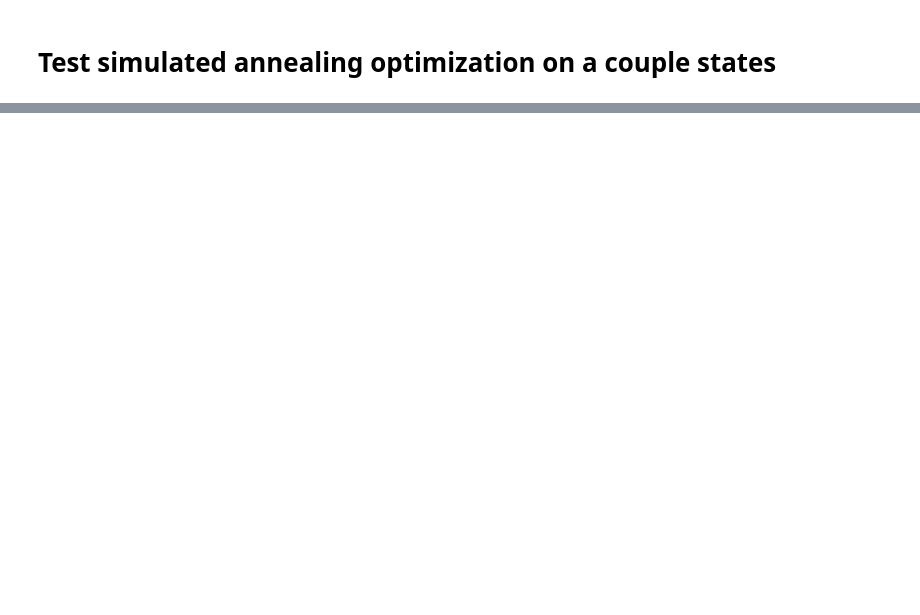
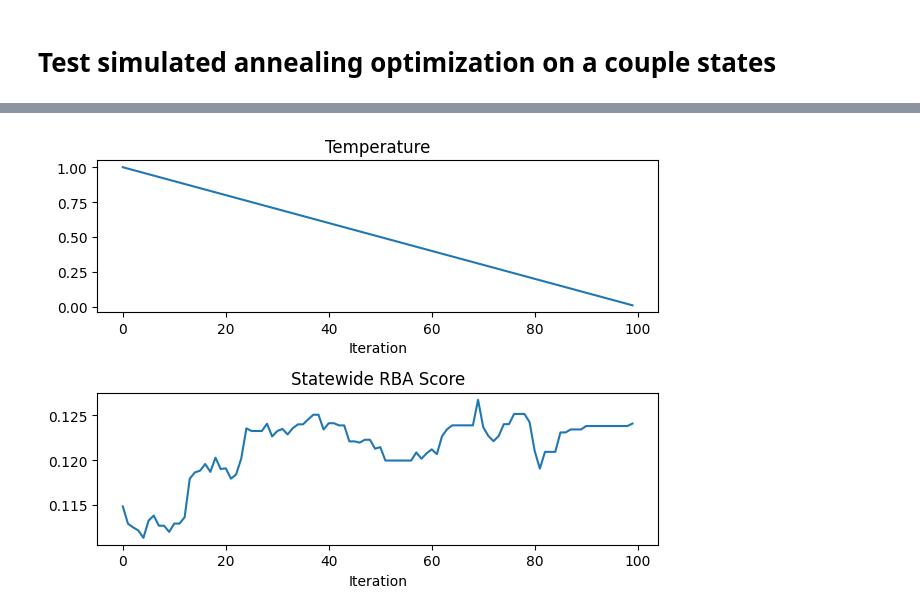
Before and after one commit to gcrsef-gang/the-rebalancing-act, a Jupyter notebook: examples/optimization.ipynb, the cells around one changed output, grey strips where cells are left out. Cells and saved outputs as stored; diff of their text form; code cells hidden in the pictures; blank space fills up the shorter version.

```diff
--- a/examples/optimization.ipynb
+++ b/examples/optimization.ipynb
@@ -67,0 +97,13 @@ visualize_partition_geopandas(best_partition)
+# %%
+ma_df = pd.read_csv("MA_opt_out/optimization_stats.csv")
+
+fig, axs = plt.subplots(2)
+axs[0].plot(np.arange(len(ma_df.index)), ma_df["temperature"])
+axs[0].set_title("Temperature")
+axs[0].set_xlabel("Iteration")
+axs[1].plot(np.arange(len(ma_df.index)), ma_df["state_gerry_score"])
+axs[1].set_title("Statewide RBA Score")
+axs[1].set_xlabel("Iteration")
+plt.tight_layout()
+# %% [output]
+[figure, added]
```
Also changed, not shown: parts of 9 cells of this notebook, 6 other files.
